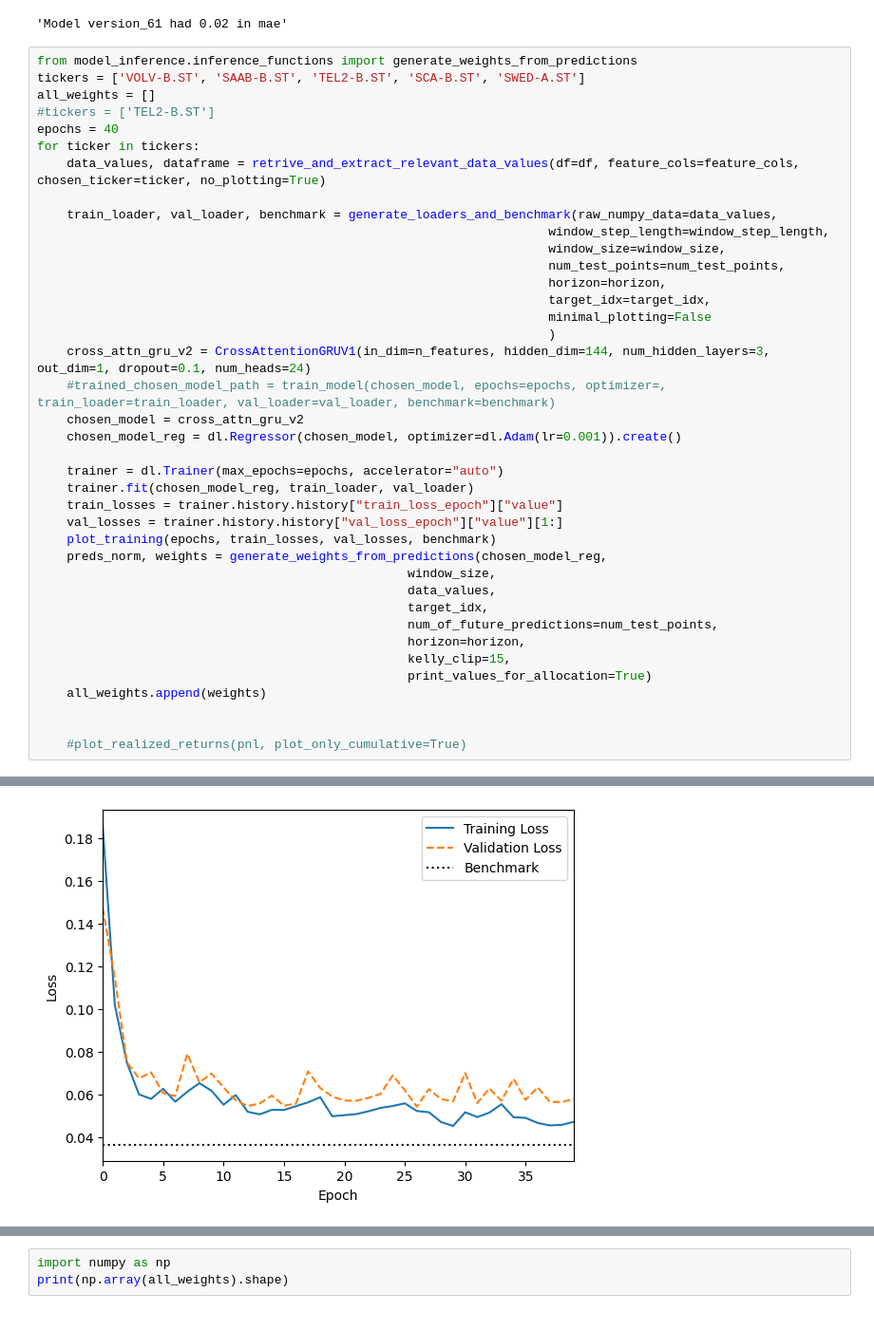
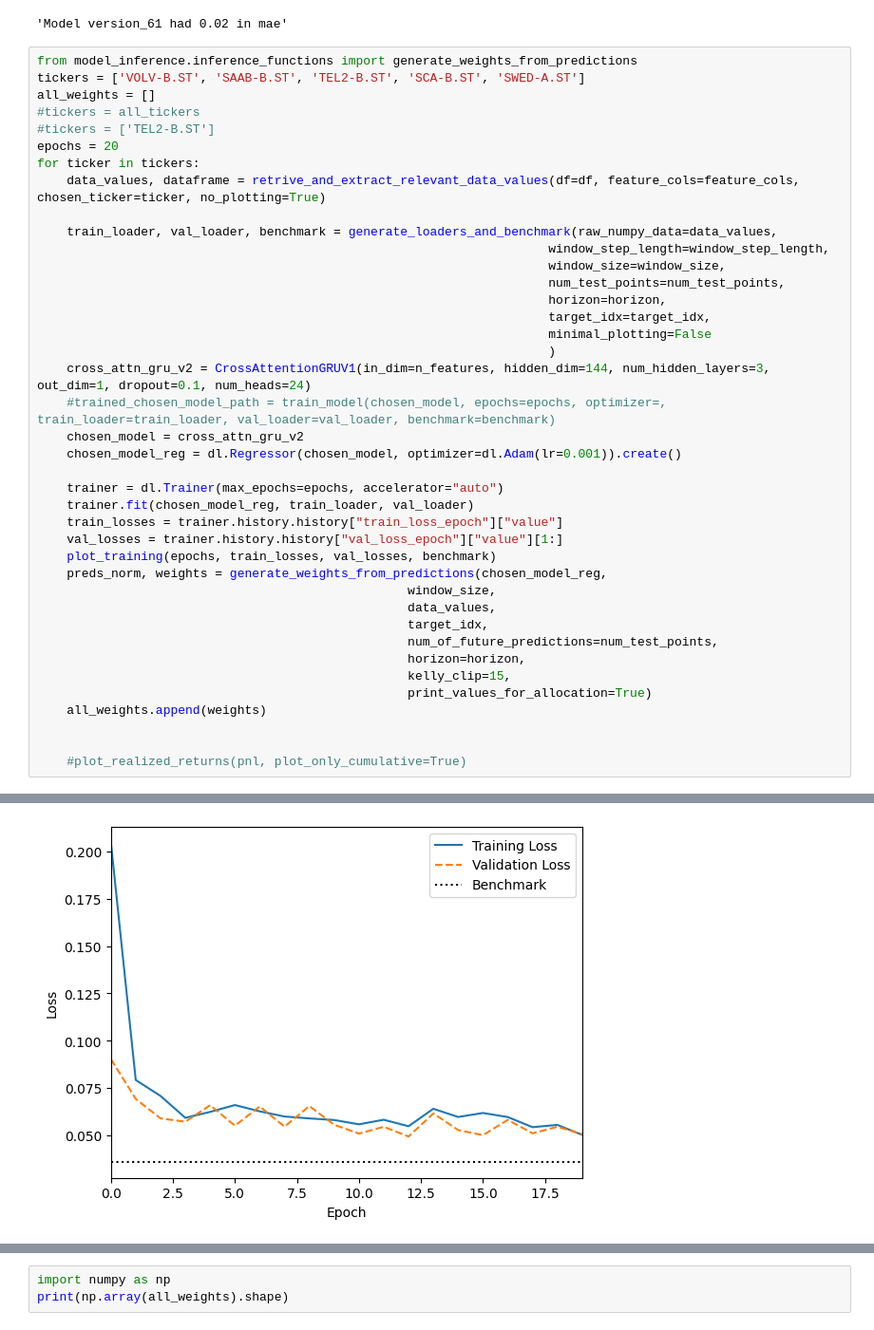
Before and after one commit to peogradin/Project-AMLNN, a Jupyter notebook: run_models.ipynb, the cells around one changed output, grey strips where cells are left out. Shown at 95% size. Saved outputs shown, nothing was run; the diff lists cells and outputs as text.

```diff
--- a/run_models.ipynb
+++ b/run_models.ipynb
@@ -233,8 +231,9 @@ print(pnl)
 from model_inference.inference_functions import generate_weights_from_predictions
 tickers = ['VOLV-B.ST', 'SAAB-B.ST', 'TEL2-B.ST', 'SCA-B.ST', 'SWED-A.ST']
 all_weights = []
+#tickers = all_tickers
 #tickers = ['TEL2-B.ST']
-epochs = 40
+epochs = 20
 for ticker in tickers:
     data_values, dataframe = retrive_and_extract_relevant_data_values(df=df, feature_cols=feature_cols, chosen_ticker=ticker, no_plotting=True)
 
@@ -323,2 +321,2 @@ value for log_every_n_steps if you want to see logs for the training epoch.
 [interactive output not drawn]
-[figure, old version]
+[figure, new version]
```
Also changed, not shown: parts of 6 cells of this notebook, 8 other files.
